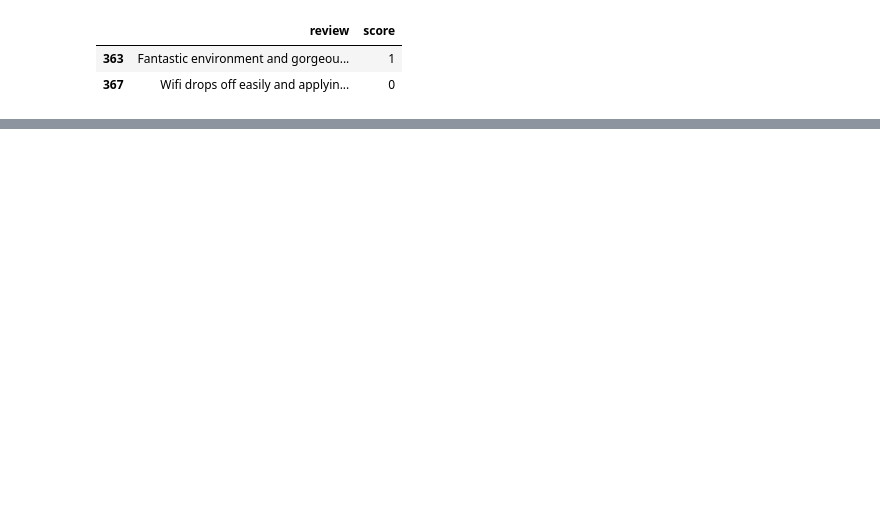
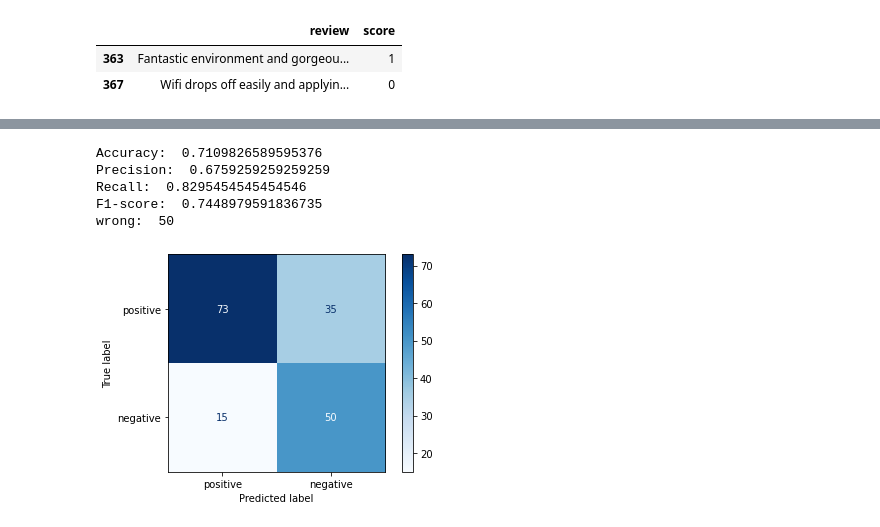
Before and after one commit to kamilszymczak/dissertation, a Jupyter notebook: ml/data_analysis.ipynb, the cells around one changed output, grey strips where cells are left out. Drawn from its saved outputs; the diff is of its cells as text; code cells hidden in the pictures; blank space fills up the shorter version.

Commit message:
data analysis: cells to test ML performance on tweets

```diff
--- a/ml/data_analysis.ipynb
+++ b/ml/data_analysis.ipynb
@@ -125,0 +93,5 @@ NameError: name 'string' is not defined
+# %%
+tweets_eva = hf.merge_datasets(r'E:\GitHubProjects\dissertation\scraper\tweets_dataset')
+tweets_eva['sentiment'] = tweets_eva['sentiment'].str.replace('Negative', '0')
+tweets_eva['sentiment'] = tweets_eva['sentiment'].str.replace('Positive', '1')
+tweets_eva
@@ -125,0 +205,35 @@ NameError: name 'string' is not defined
+# %%
+from sklearn.metrics import confusion_matrix
+import graphs as gh
+
+tweets = tweets_eva['review'].tolist()
+y_test = np.array(tweets_eva['sentiment'].tolist())
+y_test = y_test.astype(int)
+
+#PREDICT EACH TWEET VERSION
+cleaned = cleanTweets(tweets)
+y_pred = getSentiment(cleaned)
+
+import numpy as np
+y_pred = np.array(y_pred)
+y_pred = np.where(y_pred > 0.5, 1, 0)
+
+# # y_pred = (model.predict(cleaned).ravel()>0.5)+0 # predict and get class (0 if pred < 0.5 else 1)
+tp, fp, fn, tn = confusion_matrix(y_test, y_pred, labels=[1, 0]).ravel()
+conf = confusion_matrix(y_test, y_pred, labels=[1, 0])
+gh.conf_matrix(conf)
+
+precision = tp / (tp+fp)
+recall = tp / (tp+fn)
+print("Accuracy: ", (tp+tn) / (tp+tn+fp+fn))
+print("Precision: ", precision)
+print("Recall: ", recall)
+print("F1-score: ", (2*precision*recall) / (precision+recall))
+print("wrong: ", fn+fp)
+# %% [output]
+Accuracy:  0.7109826589595376
+Precision:  0.6759259259259259
+Recall:  0.8295454545454546
+F1-score:  0.7448979591836735
+wrong:  50
+[figure, added]
```
Also changed, not shown: parts of 13 cells of this notebook.
